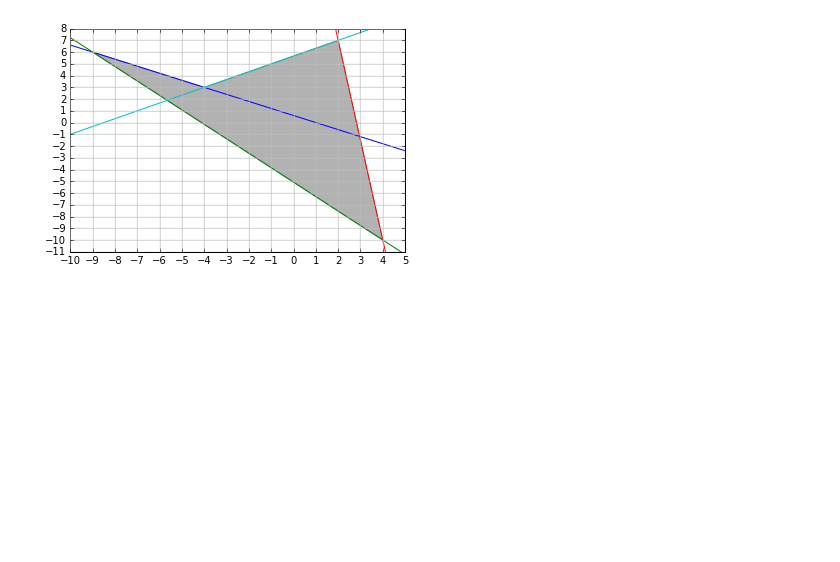
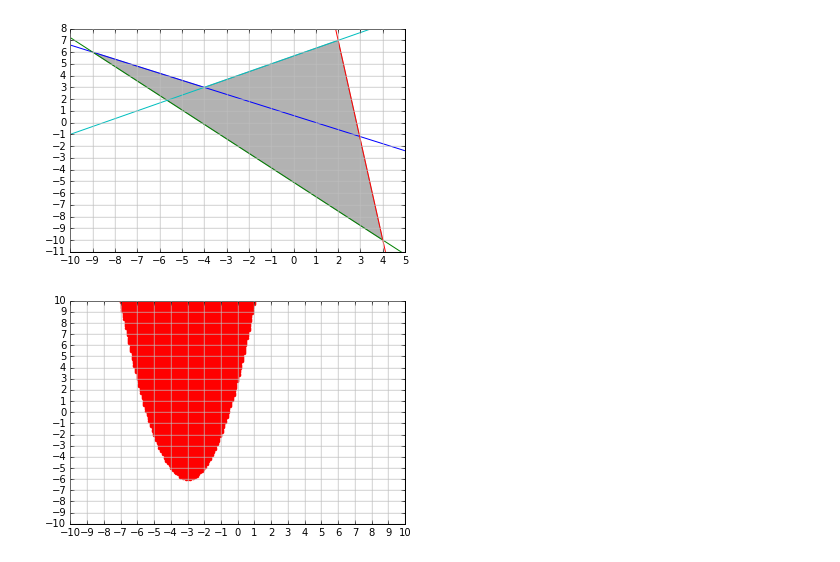
Before and after one commit to Marinaevt/FirstGrade_2ex, a Jupyter notebook: Untitled.ipynb, the cells around one changed output. Cells and saved outputs as stored; diff of their text form; code cells hidden in the pictures; blank space fills up the shorter version.

Commit message:
One more update
2 files, 'SolveGraph' to test graphics, 'Solve' - stepic template

```diff
--- a/Untitled.ipynb
+++ b/Untitled.ipynb
@@ -91,3 +91,60 @@ def GenerateLines():
 GenerateLines()
 # %% [output]
 [figure]
+# %%
+def solve(dataset):
+    x, y = dataset.split()
+    x, y = float(x), float(y)
+    if (y >(x--3)**2+-6 )|( (x - -10)**2+ (y - -2)**2<2**2 )&( y<(5--7*x)/9 )&( y <(x--8)**2+1 ):
+        return 1
+    else:
+        return 0
+
+x = np.linspace(-10, 10, 200)
+y = np.linspace(-10, 10, 200)
+x1 = []
+y1 = []
+x2 = []
+y2 = []
+x3 = []
+y3 = []
+x4 = []
+y4 = []
+x5 = []
+y5 = []
+for i in x:
+    for j in y:
+        if solve(str(i) + ' ' + str(j)):
+            x1.append(i)
+            y1.append(j)
+        #if (i - 1)**2+ (j - -1)**2-2**2<0.0001:
+         #   x2.append(i)
+        #    y2.append(j)
+        #if (i - -10)**2+ (j - 9)**2 - 5**2<0.0001:
+            #x3.append(i)
+            #y3.append(j)
+        #if (i - 1)**2+ (j - -1)**2-4**2<0.0001:
+            #x4.append(i)
+            #y4.append(j)
+        #if (i - 6)**2+ (j - 2)**2-3**2<0.0001:
+            #x5.append(i)
+        #    y5.append(j)
+
+plt.plot(x1, y1, 'r.')
+#plt.plot(x2, y2, 'b.')
+#plt.plot(x3, y3, 'b.')
+#plt.plot(x4, y4, 'b.')
+#plt.plot(x5, y5, 'b.')
+axes = plt.gca()
+axes.set_xlim(-10, 10)
+axes.set_ylim(-10, 10)
+axes.xaxis.set_major_locator(plt.MultipleLocator(1.0))
+axes.xaxis.set_minor_locator(plt.MultipleLocator(1.0))
+axes.yaxis.set_major_locator(plt.MultipleLocator(1.0))
+axes.yaxis.set_minor_locator(plt.MultipleLocator(1.0))
+axes.grid(which='major', axis='x', linewidth=0.5, linestyle='-', color='0.75')
+axes.grid(which='minor', axis='x', linewidth=0.25, linestyle='-', color='0.75')
+axes.grid(which='major', axis='y', linewidth=0.5, linestyle='-', color='0.75')
+axes.grid(which='minor', axis='y', linewidth=0.25, linestyle='-', color='0.75')
+# %% [output]
+[figure, added]
```
Also changed, not shown: 2 other files.
